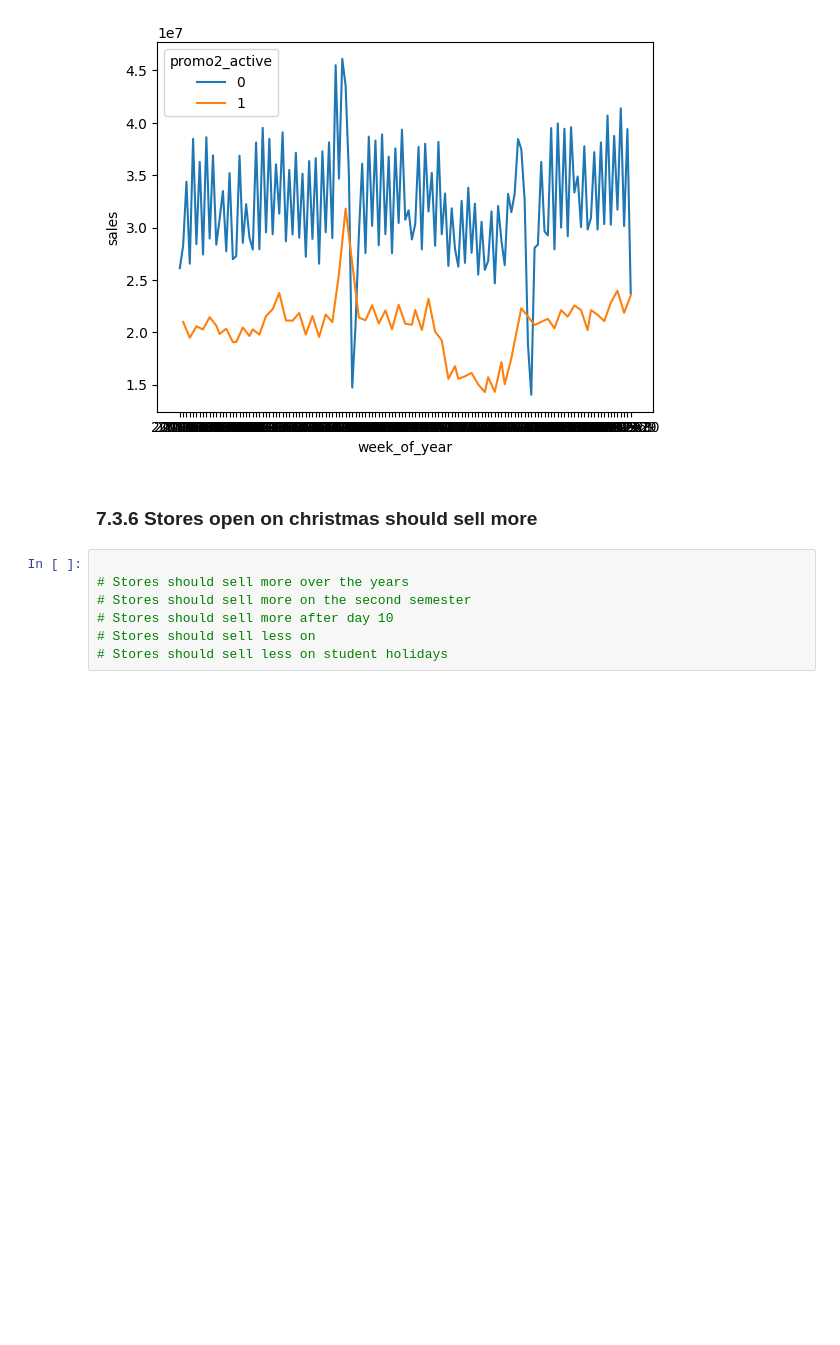
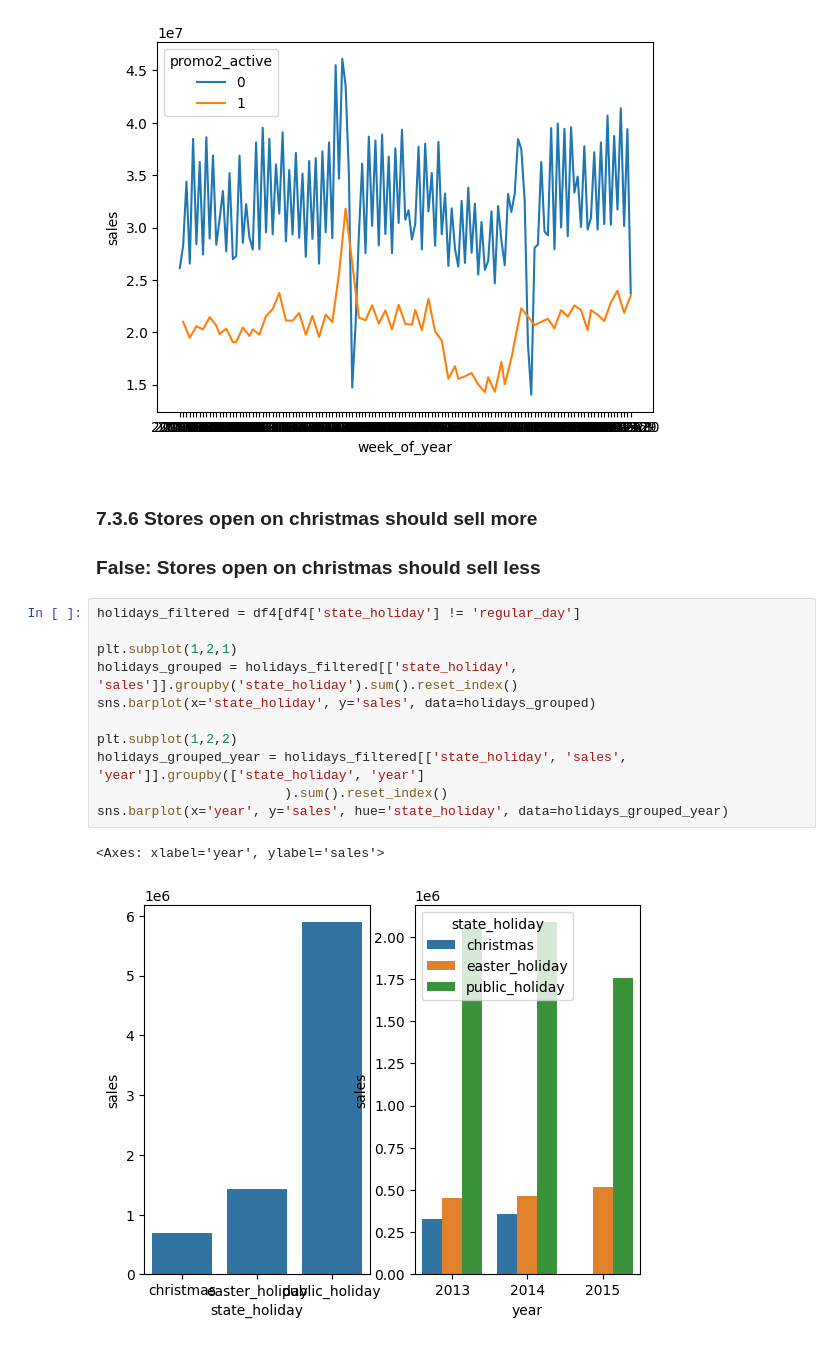
Before and after one commit to thalesluizbraga/eda_rossmann, a Jupyter notebook: eda_rossmann.ipynb, the cells around one changed output. Drawn from its saved outputs; the diff is of its cells as text; blank space fills up the shorter version.

```diff
--- a/eda_rossmann.ipynb
+++ b/eda_rossmann.ipynb
@@ -414,10 +414,19 @@ sns.lineplot(data=promo2_active_grouped, x='week_of_year', y='sales', hue='promo
 [figure]
 # %% [markdown]
 ### 7.3.6 Stores open on christmas should sell more
+
+### False: Stores open on christmas should sell less
-# %%
-
-# Stores should sell more over the years
-# Stores should sell more on the second semester
-# Stores should sell more after day 10
-# Stores should sell less on
-# Stores should sell less on student holidays
+# %%
+holidays_filtered = df4[df4['state_holiday'] != 'regular_day']
+
+plt.subplot(1,2,1)
+holidays_grouped = holidays_filtered[['state_holiday', 'sales']].groupby('state_holiday').sum().reset_index()
+sns.barplot(x='state_holiday', y='sales', data=holidays_grouped)
+
+plt.subplot(1,2,2)
+holidays_grouped_year = holidays_filtered[['state_holiday', 'sales', 'year']].groupby(['state_holiday', 'year']
+                        ).sum().reset_index()
+sns.barplot(x='year', y='sales', hue='state_holiday', data=holidays_grouped_year)
+# %% [output]
+<Axes: xlabel='year', ylabel='sales'>
+[figure, added]
```
Also changed, not shown: parts of 11 cells of this notebook.
